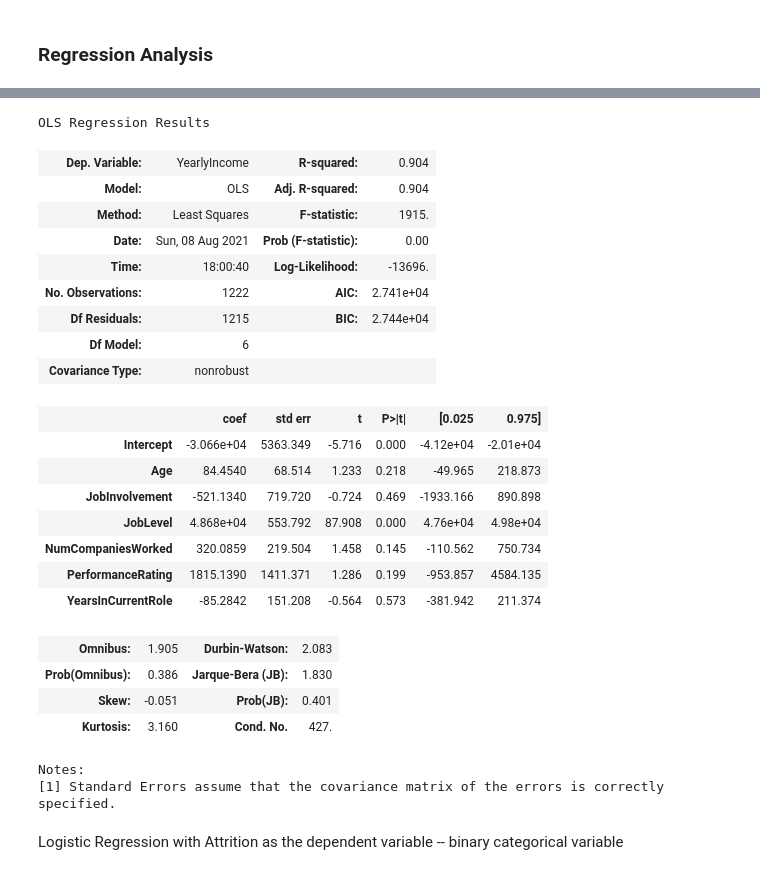
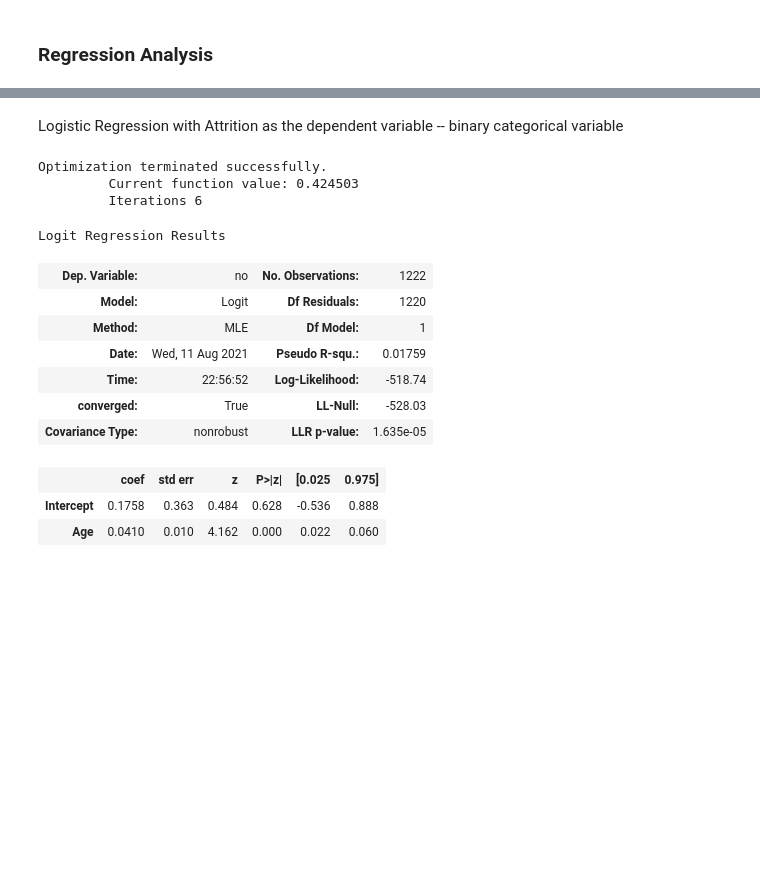
Before and after one commit to phillipseb/DSC530, a Jupyter notebook: ThinkStats2-master/code/Data Exploration - Employee Attrition.ipynb, the cells around one changed output, grey strips where cells are left out. Saved outputs shown, nothing was run; the diff lists cells and outputs as text; code cells hidden in the pictures; blank space fills up the shorter version.

Commit message:
regression portion for final project code

```diff
--- a/ThinkStats2-master/code/Data Exploration - Employee Attrition.ipynb
+++ b/ThinkStats2-master/code/Data Exploration - Employee Attrition.ipynb
@@ -830,35 +804,27 @@ Notes:
-# %%
-#YearlyIncome as a function of Age, Job Involvement, Job Level, Number of Companies Worked, Performance Rating, Years in Current Role
-import statsmodels.formula.api as smf
-
-formula2 = 'YearlyIncome ~ Age + JobInvolvement + JobLevel + NumCompaniesWorked + PerformanceRating + YearsInCurrentRole'
-model2 = smf.ols(formula2, data=employee_attr)
-results2 = model.fit()
-results2.summary()
-# %% [output]
-OLS Regression Results
-| Dep. Variable: | YearlyIncome | R-squared: | 0.904 |
-| Model: | OLS | Adj. R-squared: | 0.904 |
-| Method: | Least Squares | F-statistic: | 1915. |
-| Date: | Sun, 08 Aug 2021 | Prob (F-statistic): | 0.00 |
-| Time: | 18:00:40 | Log-Likelihood: | -13696. |
-| No. Observations: | 1222 | AIC: | 2.741e+04 |
-| Df Residuals: | 1215 | BIC: | 2.744e+04 |
-| Df Model: | 6 |  |  |
-| Covariance Type: | nonrobust |  |  |
-|  | coef | std err | t | P>|t| | [0.025 | 0.975] |
-| Intercept | -3.066e+04 | 5363.349 | -5.716 | 0.000 | -4.12e+04 | -2.01e+04 |
-| Age | 84.4540 | 68.514 | 1.233 | 0.218 | -49.965 | 218.873 |
-| JobInvolvement | -521.1340 | 719.720 | -0.724 | 0.469 | -1933.166 | 890.898 |
-| JobLevel | 4.868e+04 | 553.792 | 87.908 | 0.000 | 4.76e+04 | 4.98e+04 |
-| NumCompaniesWorked | 320.0859 | 219.504 | 1.458 | 0.145 | -110.562 | 750.734 |
-| PerformanceRating | 1815.1390 | 1411.371 | 1.286 | 0.199 | -953.857 | 4584.135 |
-| YearsInCurrentRole | -85.2842 | 151.208 | -0.564 | 0.573 | -381.942 | 211.374 |
-| Omnibus: | 1.905 | Durbin-Watson: | 2.083 |
-| Prob(Omnibus): | 0.386 | Jarque-Bera (JB): | 1.830 |
-| Skew: | -0.051 | Prob(JB): | 0.401 |
-| Kurtosis: | 3.160 | Cond. No. | 427. |
-Notes:
-[1] Standard Errors assume that the covariance matrix of the errors is correctly specified.
 # %% [markdown]
 Logistic Regression with Attrition as the dependent variable -- binary categorical variable
+# %%
+#Coding Attrition field with numbers
+#Baseline category -- no, employees don't leave the company
+employee_attr['no'] = (employee_attr.Attrition=='No').astype(int)
+# %%
+import statsmodels.formula.api as smf
+#Start logistic model with just Age
+model = smf.logit('no ~ Age', data=employee_attr)
+results = model.fit()
+results.summary()
+# %% [output]
+Optimization terminated successfully.
+         Current function value: 0.424503
+         Iterations 6
+Logit Regression Results
+| Dep. Variable: | no | No. Observations: | 1222 |
+| Model: | Logit | Df Residuals: | 1220 |
+| Method: | MLE | Df Model: | 1 |
+| Date: | Wed, 11 Aug 2021 | Pseudo R-squ.: | 0.01759 |
+| Time: | 22:56:52 | Log-Likelihood: | -518.74 |
+| converged: | True | LL-Null: | -528.03 |
+| Covariance Type: | nonrobust | LLR p-value: | 1.635e-05 |
+|  | coef | std err | z | P>|z| | [0.025 | 0.975] |
+| Intercept | 0.1758 | 0.363 | 0.484 | 0.628 | -0.536 | 0.888 |
+| Age | 0.0410 | 0.010 | 4.162 | 0.000 | 0.022 | 0.060 |
```
Also changed, not shown: parts of 38 cells of this notebook.
